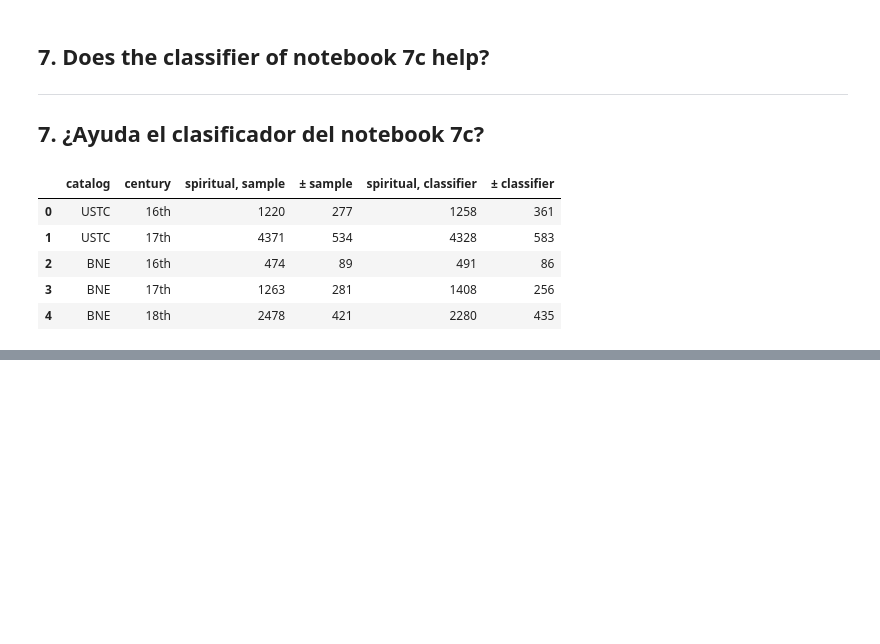
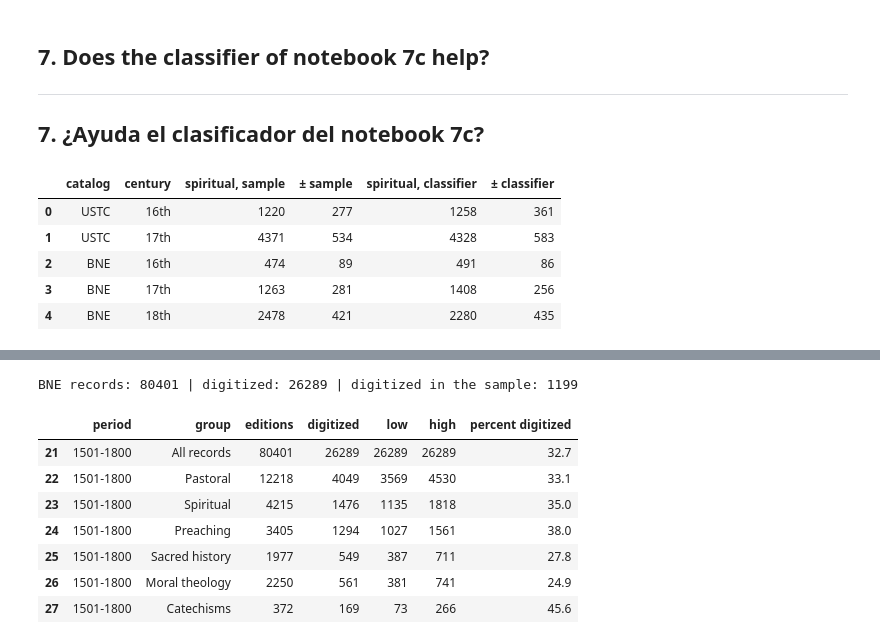
Before and after one commit to vegafabianr/spanish-imprints-counts, a Jupyter notebook: 8_report.ipynb, the cells around one changed output, grey strips where cells are left out. Cells and saved outputs as stored; diff of their text form; code cells hidden in the pictures; blank space fills up the shorter version.

```diff
--- a/8_report.ipynb
+++ b/8_report.ipynb
@@ -466,0 +483,41 @@ pd.DataFrame(rows)
+# %%
+# Celda 17
+# Mark the BNE records with a link to the Biblioteca Digital Hispánica; links to other libraries or to BNE pages don't count.
+# The ids come with a leading space: " 991061093350308606" -> "991061093350308606":
+bne_links = pd.read_csv(BNE_CATALOG, sep=";", dtype=str, usecols=["id", "url"])
+bne_links["id"] = bne_links["id"].str.strip()
+digitized_ids = set(bne_links.loc[bne_links["url"].str.contains("bdh-rd.bne.es", na=False), "id"])
+for table in [catalog, labeled]:
+    table["digitized"] = (table["source"] == "bne") & table["id"].isin(digitized_ids)
+bne = (catalog["source"] == "bne") & catalog["century"].isin(CENTURIES["bne"])
+print("BNE records:", bne.sum(), "| digitized:", (bne & catalog["digitized"]).sum(),
+      "| digitized in the sample:", labeled["digitized"].sum())
+# %% [output]
+BNE records: 80401 | digitized: 26289 | digitized in the sample: 1199
+# %%
+# Celda 18
+# Digitized BNE records by century and group. "All records" is a count; the groups are estimates with a 95% interval:
+rows = []
+for period, centuries in [("16th", ["16th"]), ("17th", ["17th"]), ("18th", ["18th"]), ("1501-1800", CENTURIES["bne"])]:
+    records = bne & catalog["century"].isin(centuries)
+    digitized = (records & catalog["digitized"]).sum()
+    rows.append({"period": period, "group": "All records", "editions": records.sum(), "digitized": digitized,
+                 "low": digitized, "high": digitized, "percent digitized": round(100 * digitized / records.sum(), 1)})
+    for name, categories in [("Pastoral", PASTORAL)] + [(ENGLISH[c], [c]) for c in PASTORAL]:
+        total = estimate(categories, "bne", centuries)[0]
+        digitized, margin = estimate(categories, "bne", centuries, "digitized")
+        rows.append({"period": period, "group": name, "editions": round(total), "digitized": round(digitized),
+                     "low": round(digitized - margin), "high": round(digitized + margin),
+                     "percent digitized": round(100 * digitized / total, 1)})
+bne_digitized = pd.DataFrame(rows)
+bne_digitized.to_csv("results/bne_digitized.csv", index=False)
+bne_digitized[bne_digitized["period"] == "1501-1800"]
+# %% [output]
+|  | period | group | editions | digitized | low | high | percent digitized |
+| 21 | 1501-1800 | All records | 80401 | 26289 | 26289 | 26289 | 32.7 |
+| 22 | 1501-1800 | Pastoral | 12218 | 4049 | 3569 | 4530 | 33.1 |
+| 23 | 1501-1800 | Spiritual | 4215 | 1476 | 1135 | 1818 | 35.0 |
+| 24 | 1501-1800 | Preaching | 3405 | 1294 | 1027 | 1561 | 38.0 |
+| 25 | 1501-1800 | Sacred history | 1977 | 549 | 387 | 711 | 27.8 |
+| 26 | 1501-1800 | Moral theology | 2250 | 561 | 381 | 741 | 24.9 |
+| 27 | 1501-1800 | Catechisms | 372 | 169 | 73 | 266 | 45.6 |
```
Also changed, not shown: parts of 3 cells of this notebook, 1 other file.
